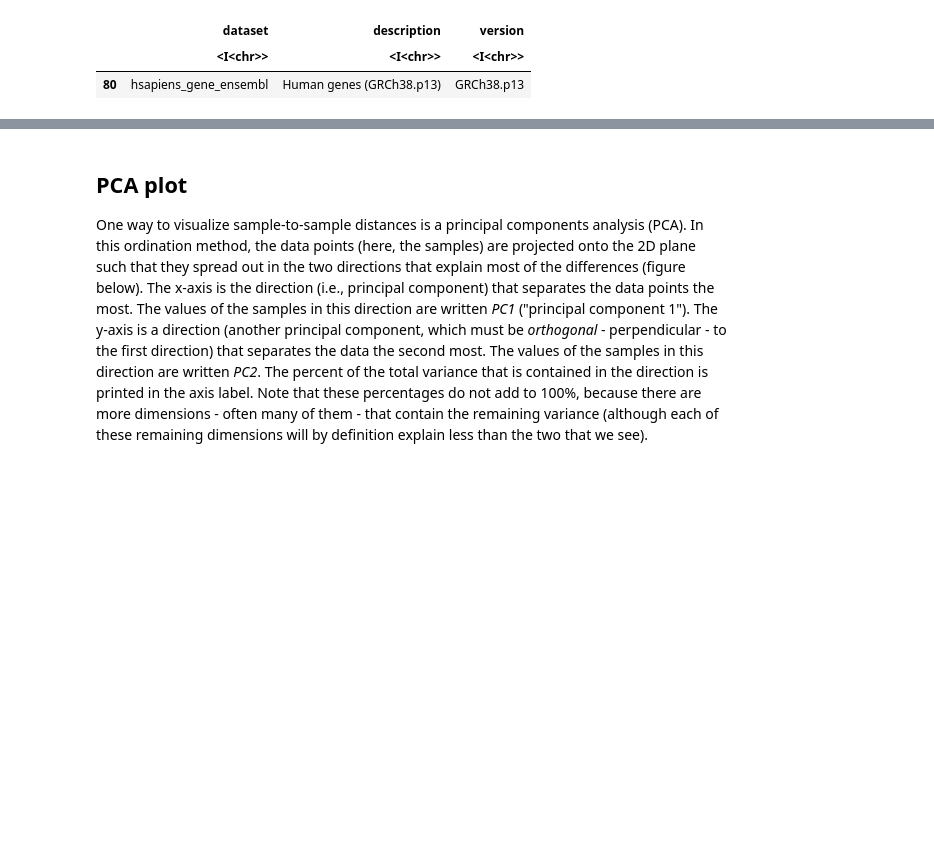
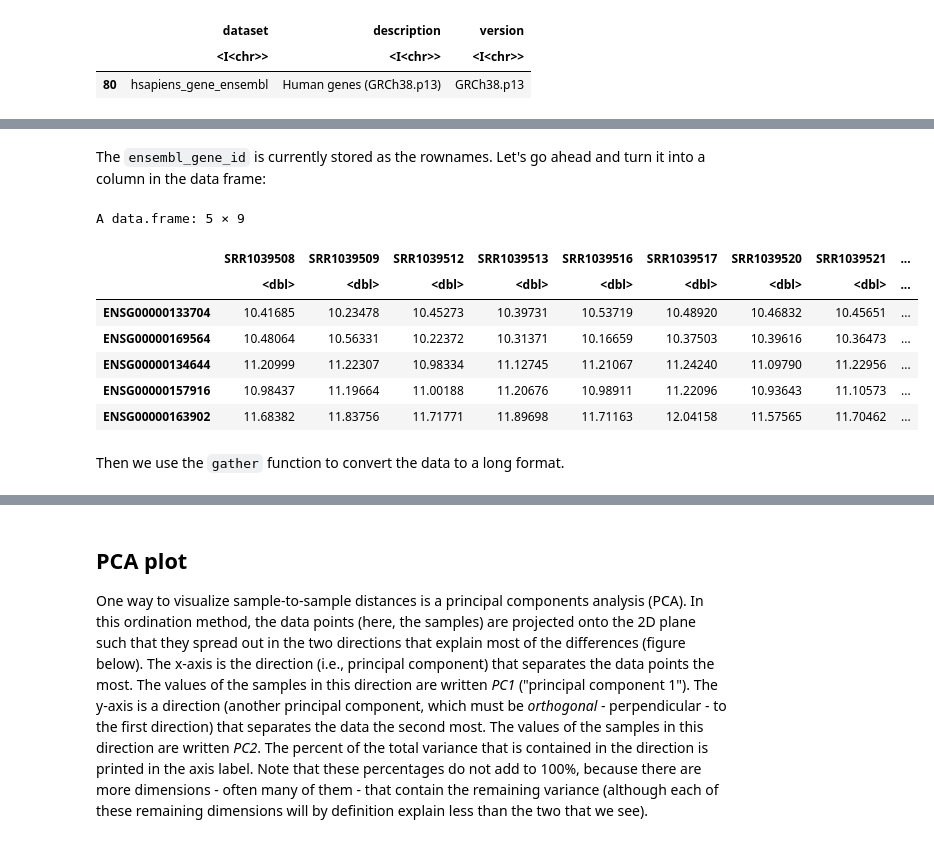
Before and after one commit to compbiocore/rnaseq_workshop_2021, a Jupyter notebook: deseq_1.ipynb, the cells around one changed output, grey strips where cells are left out. Drawn from its saved outputs; the diff is of its cells as text; code cells hidden in the pictures; blank space fills up the shorter version.

```diff
--- a/deseq_1.ipynb
+++ b/deseq_1.ipynb
@@ -486,5 +497,6 @@ ensembl <- useEnsembl(biomart = 'ENSEMBL_MART_ENSEMBL', mirror = 'uswest', datas
 # %%
-ensembl_bm <- getBM(attributes = c('ensembl_gene_id', 'entrezgene_id', 'hgnc_symbol'),
+ensembl_bm <- getBM(attributes = c('ensembl_gene_id','hgnc_symbol'),
       filters = 'hgnc_symbol',
       values = housekeeping,
       mart = ensembl)
+ensembl_bm
@@ -503,0 +520,16 @@ A data.frame: 5 × 3
+# %% [markdown]
+The `ensembl_gene_id` is currently stored as the rownames. Let's go ahead and turn it into a column in the data frame:
+# %%
+housekeeping_rld$ensembl_gene_id <- rownames(housekeeping_rld)
+head(housekeeping_rld)
+# %% [output]
+A data.frame: 5 × 9
+|  | SRR1039508 | SRR1039509 | SRR1039512 | SRR1039513 | SRR1039516 | SRR1039517 | SRR1039520 | SRR1039521 | ... |
+|  | <dbl> | <dbl> | <dbl> | <dbl> | <dbl> | <dbl> | <dbl> | <dbl> | ... |
+| ENSG00000133704 | 10.41685 | 10.23478 | 10.45273 | 10.39731 | 10.53719 | 10.48920 | 10.46832 | 10.45651 | ... |
+| ENSG00000169564 | 10.48064 | 10.56331 | 10.22372 | 10.31371 | 10.16659 | 10.37503 | 10.39616 | 10.36473 | ... |
+| ENSG00000134644 | 11.20999 | 11.22307 | 10.98334 | 11.12745 | 11.21067 | 11.24240 | 11.09790 | 11.22956 | ... |
+| ENSG00000157916 | 10.98437 | 11.19664 | 11.00188 | 11.20676 | 10.98911 | 11.22096 | 10.93643 | 11.10573 | ... |
+| ENSG00000163902 | 11.68382 | 11.83756 | 11.71771 | 11.89698 | 11.71163 | 12.04158 | 11.57565 | 11.70462 | ... |
+# %% [markdown]
+Then we use the `gather` function to convert the data to a long format.
```
Also changed, not shown: parts of 26 cells of this notebook.
